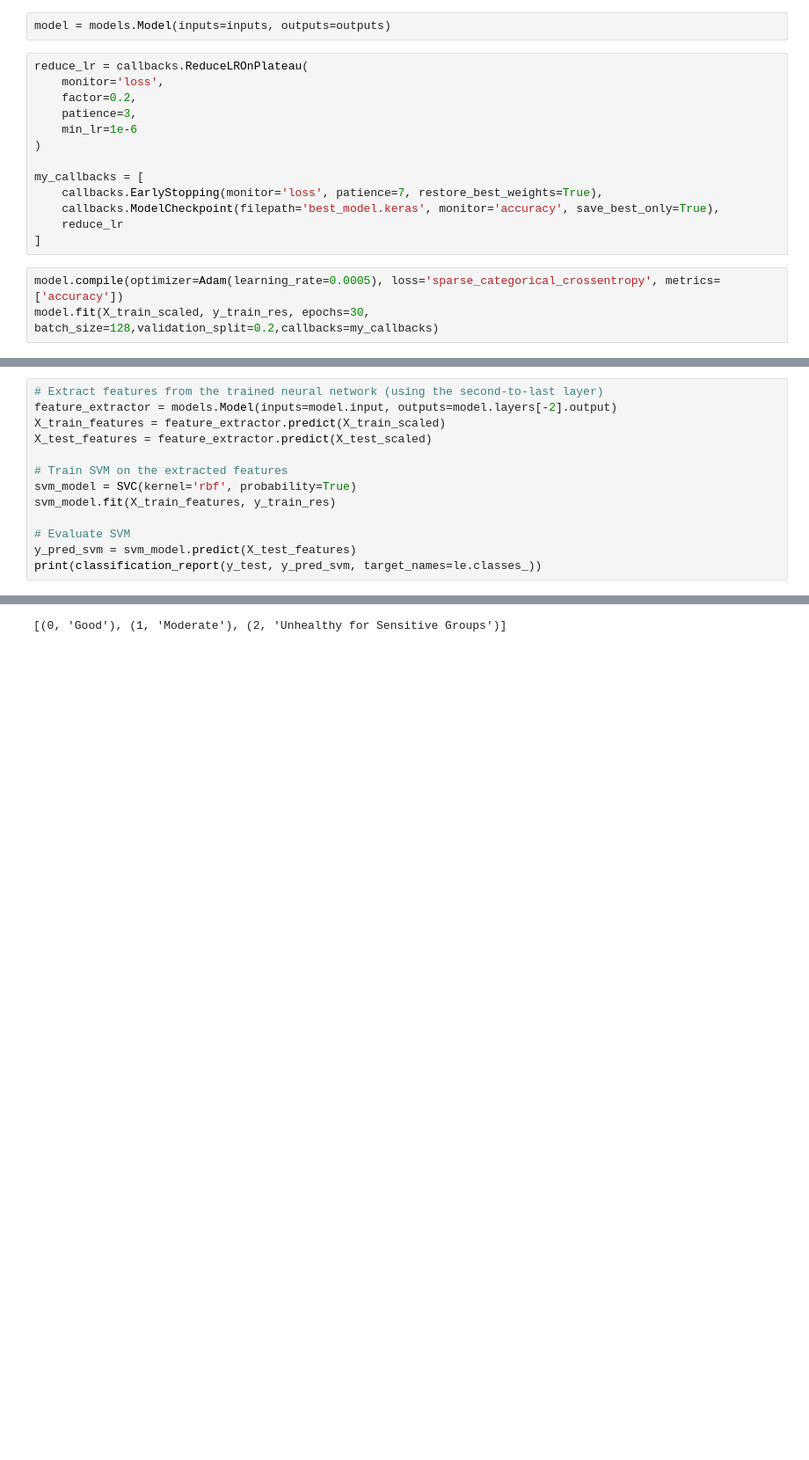
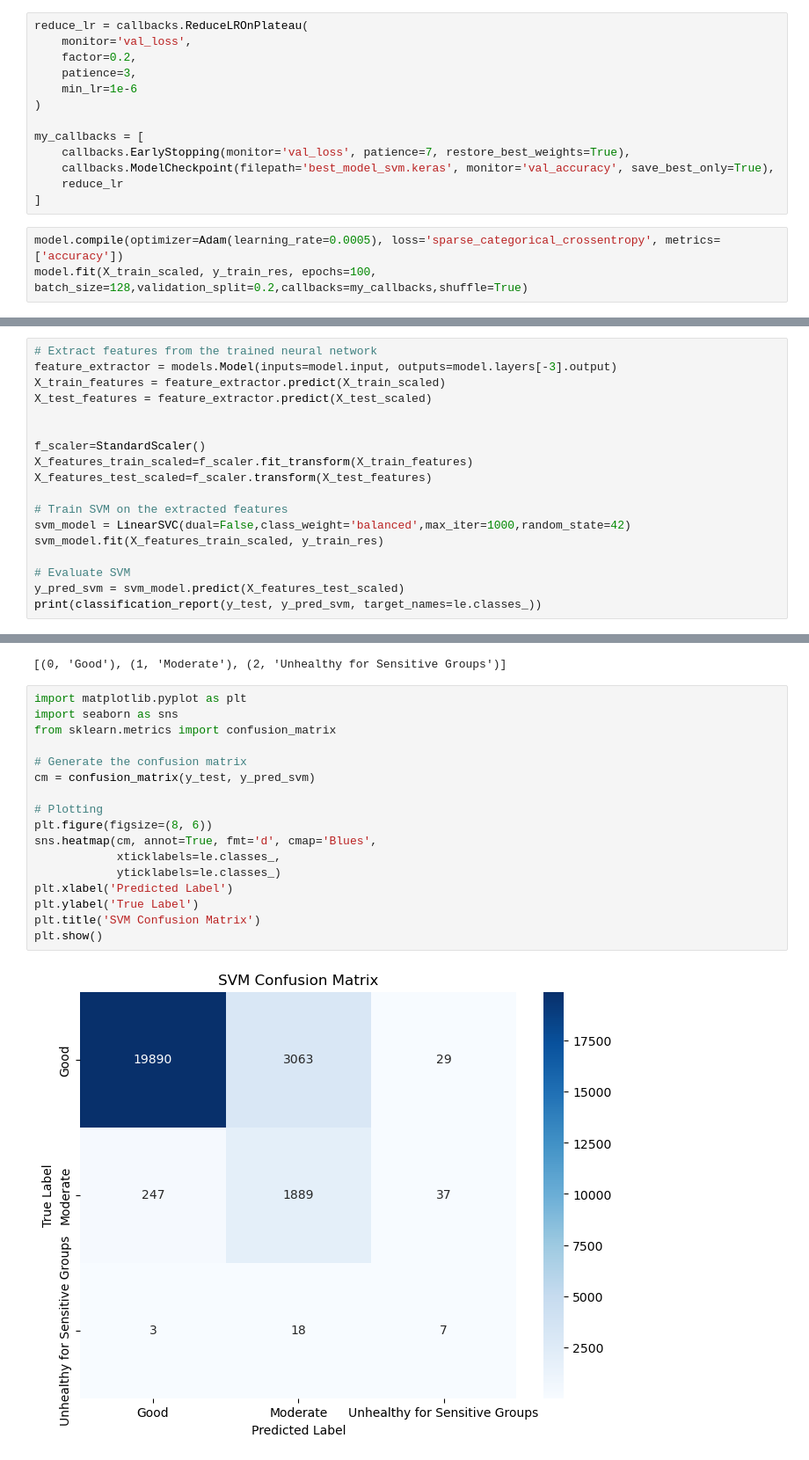
Before and after one commit to Zendac101/sads, a Jupyter notebook: model/svm/svm_model.ipynb, the cells around one changed output, grey strips where cells are left out. Shown at 88% size. Saved outputs shown, nothing was run; the diff lists cells and outputs as text; blank space fills up the shorter version.

```diff
--- a/model/svm/svm_model.ipynb
+++ b/model/svm/svm_model.ipynb
@@ -69,19 +66,17 @@ model = tf.keras.Sequential([
-# %%
-model = models.Model(inputs=inputs, outputs=outputs)
 # %%
 reduce_lr = callbacks.ReduceLROnPlateau(
-    monitor='loss',
+    monitor='val_loss',
     factor=0.2,
     patience=3,
     min_lr=1e-6
 )
 
 my_callbacks = [
-    callbacks.EarlyStopping(monitor='loss', patience=7, restore_best_weights=True),
-    callbacks.ModelCheckpoint(filepath='best_model.keras', monitor='accuracy', save_best_only=True),
+    callbacks.EarlyStopping(monitor='val_loss', patience=7, restore_best_weights=True),
+    callbacks.ModelCheckpoint(filepath='best_model_svm.keras', monitor='val_accuracy', save_best_only=True),
     reduce_lr
 ]
 # %%
 model.compile(optimizer=Adam(learning_rate=0.0005), loss='sparse_categorical_crossentropy', metrics=['accuracy'])
-model.fit(X_train_scaled, y_train_res, epochs=30, batch_size=128,validation_split=0.2,callbacks=my_callbacks)
+model.fit(X_train_scaled, y_train_res, epochs=100, batch_size=128,validation_split=0.2,callbacks=my_callbacks,shuffle=True)
 # %% [output]
@@ -105,15 +100,20 @@ Epoch 30/30
 <keras.src.callbacks.history.History at 0x...>
 # %%
-# Extract features from the trained neural network (using the second-to-last layer)
-feature_extractor = models.Model(inputs=model.input, outputs=model.layers[-2].output)
+# Extract features from the trained neural network
+feature_extractor = models.Model(inputs=model.input, outputs=model.layers[-3].output)
 X_train_features = feature_extractor.predict(X_train_scaled)
 X_test_features = feature_extractor.predict(X_test_scaled)
 
+
+f_scaler=StandardScaler()
+X_features_train_scaled=f_scaler.fit_transform(X_train_features)
+X_features_test_scaled=f_scaler.transform(X_test_features)
+
 # Train SVM on the extracted features
-svm_model = SVC(kernel='rbf', probability=True)
-svm_model.fit(X_train_features, y_train_res)
+svm_model = LinearSVC(dual=False,class_weight='balanced',max_iter=1000,random_state=42)
+svm_model.fit(X_features_train_scaled, y_train_res)
 
 # Evaluate SVM
-y_pred_svm = svm_model.predict(X_test_features)
+y_pred_svm = svm_model.predict(X_features_test_scaled)
 print(classification_report(y_test, y_pred_svm, target_names=le.classes_))
 # %% [output]
@@ -163,3 +164,22 @@ joblib.dump(feature_extractor,'feature_extractor.h5')
 print(list(enumerate(le.classes_)))
 # %% [output]
 [(0, 'Good'), (1, 'Moderate'), (2, 'Unhealthy for Sensitive Groups')]
+# %%
+import matplotlib.pyplot as plt
+import seaborn as sns
+from sklearn.metrics import confusion_matrix
+
+# Generate the confusion matrix
+cm = confusion_matrix(y_test, y_pred_svm)
+
+# Plotting
+plt.figure(figsize=(8, 6))
+sns.heatmap(cm, annot=True, fmt='d', cmap='Blues',
+            xticklabels=le.classes_,
+            yticklabels=le.classes_)
+plt.xlabel('Predicted Label')
+plt.ylabel('True Label')
+plt.title('SVM Confusion Matrix')
+plt.show()
+# %% [output]
+[figure, added]
```
Also changed, not shown: parts of 9 cells of this notebook, 22 other files.
